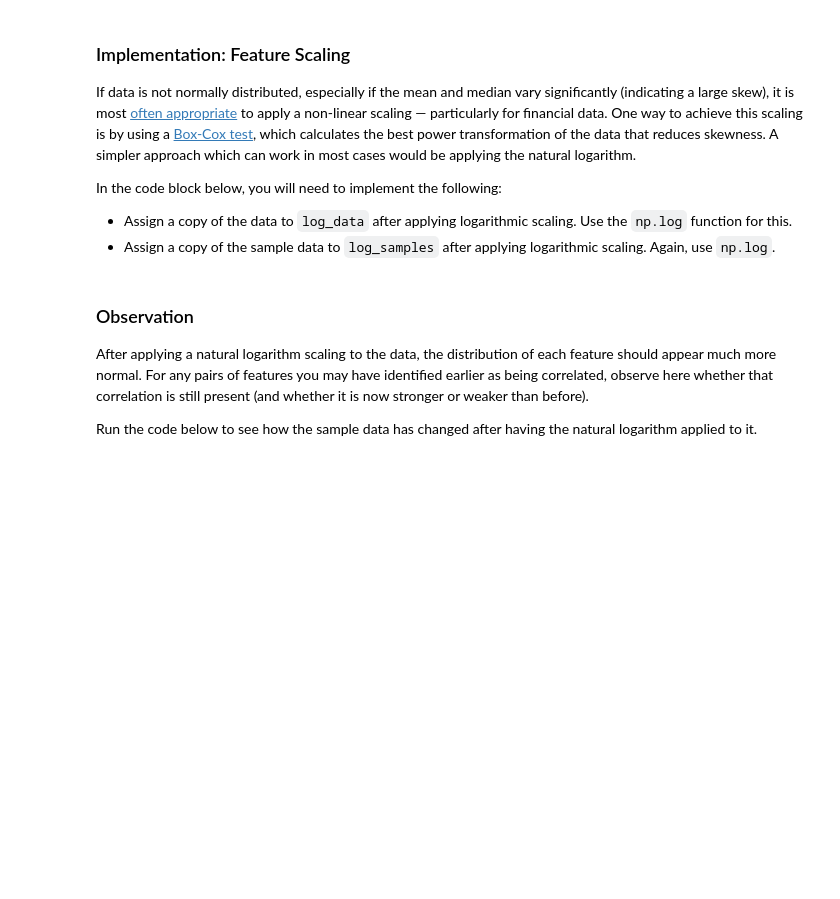
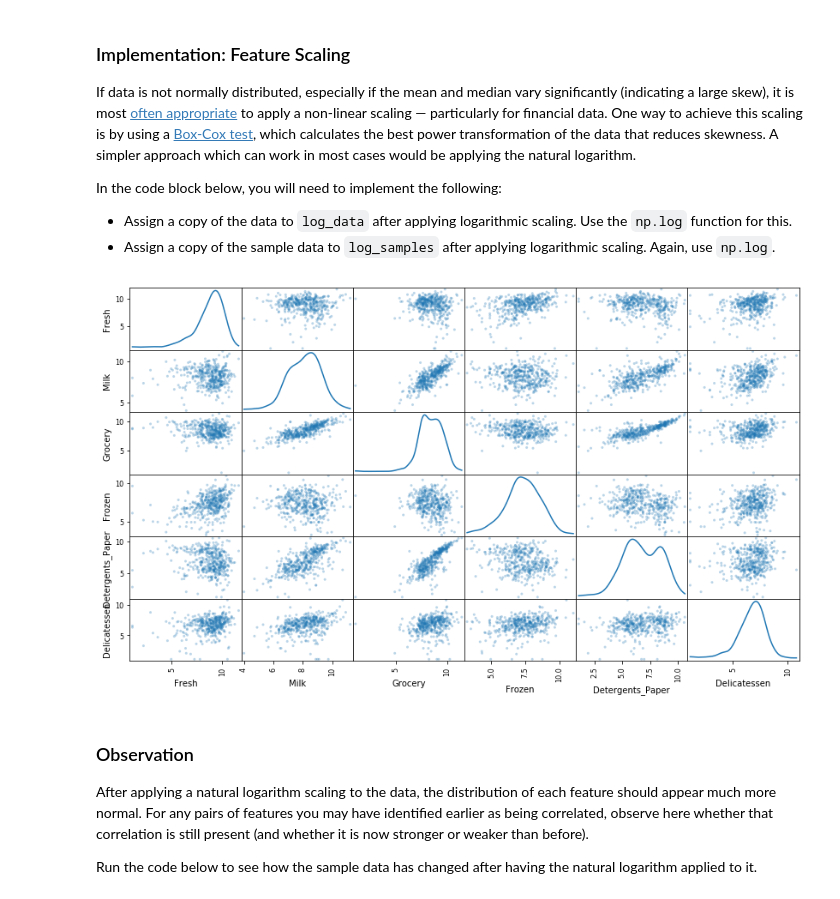
Before and after one commit to juanerolon/Customer-Segmentation-Analysis, a Jupyter notebook: customer_segments.ipynb, the cells around one changed output. Drawn from its saved outputs; the diff is of its cells as text; code cells hidden in the pictures; blank space fills up the shorter version.

```diff
--- a/customer_segments.ipynb
+++ b/customer_segments.ipynb
@@ -214,14 +242,17 @@ In the code block below, you will need to implement the following:
  - Assign a copy of the data to `log_data` after applying logarithmic scaling. Use the `np.log` function for this.
  - Assign a copy of the sample data to `log_samples` after applying logarithmic scaling. Again, use `np.log`.
 # %%
+sns.reset_orig()
 # TODO: Scale the data using the natural logarithm
-log_data = None
+log_data = np.log(data)
 
 # TODO: Scale the sample data using the natural logarithm
-log_samples = None
+log_samples = np.log(samples)
 
 # Produce a scatter matrix for each pair of newly-transformed features
 pd.scatter_matrix(log_data, alpha = 0.3, figsize = (14,8), diagonal = 'kde');
+# %% [output]
+[figure, added]
 # %% [markdown]
 ### Observation
 After applying a natural logarithm scaling to the data, the distribution of each feature should appear much more normal. For any pairs of features you may have identified earlier as being correlated, observe here whether that correlation is still present (and whether it is now stronger or weaker than before).
```
Also changed, not shown: parts of 10 cells of this notebook.
